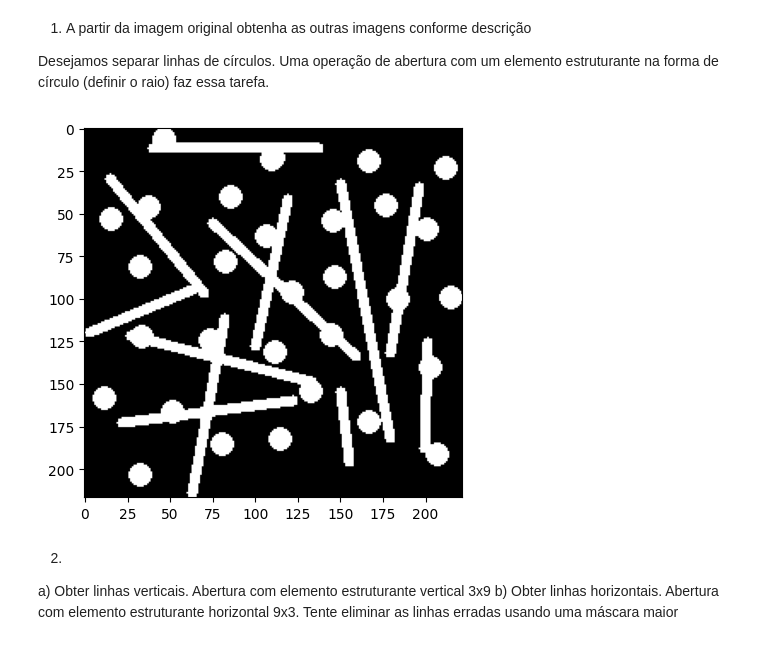
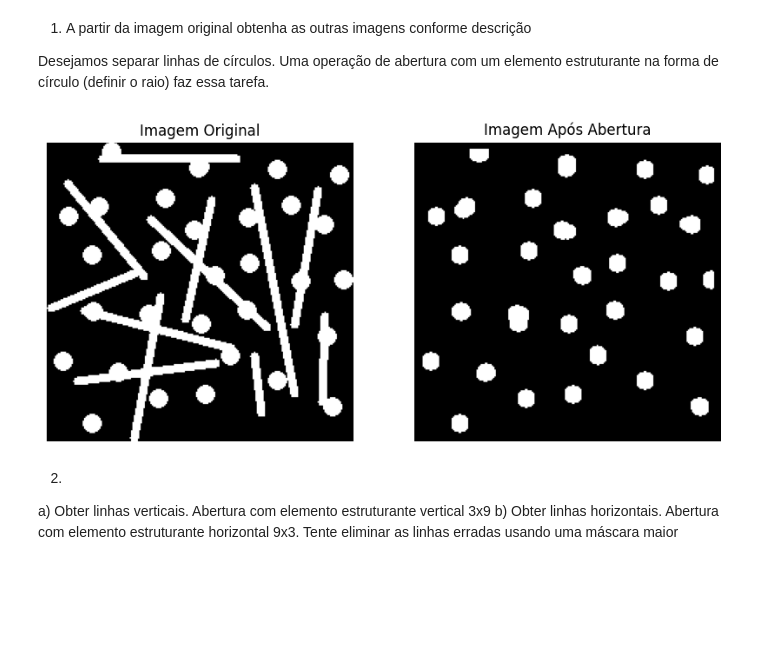
Before and after one commit to DanielGoncalves666/gbc216_t1_G01, a Jupyter notebook: Lab07 - Mathematical Morphology/lab07.ipynb, the cells around one changed output. Drawn from its saved outputs; the diff is of its cells as text; code cells hidden in the pictures; blank space fills up the shorter version.

```diff
--- a/Lab07 - Mathematical Morphology/lab07.ipynb
+++ b/Lab07 - Mathematical Morphology/lab07.ipynb
@@ -7,12 +7,67 @@ import numpy as np
 1)	A partir da imagem original obtenha as outras imagens conforme descrição
 
 Desejamos separar linhas de círculos. Uma operação de abertura com um elemento estruturante na forma de círculo (definir o raio) faz essa tarefa.
-# %%
-img1 = cv2.imread("art3.png", cv2.IMREAD_GRAYSCALE)
-
-plt.imshow(img1, cmap='gray', vmin=0, vmax=255);
-# %% [output]
-[figure, removed]
+# %%
+import cv2
+import numpy as np
+import matplotlib.pyplot as plt
+
+
+img1 = cv2.imread("art3.png", cv2.IMREAD_GRAYSCALE)
+
+
+raio = 5
+elemento_estruturante = cv2.getStructuringElement(cv2.MORPH_ELLIPSE, (raio*2+1, raio*2+1))
+
+
+def erosao(imagem, elemento_estruturante):
+    altura, largura = imagem.shape
+    erodida = np.zeros_like(imagem)
+
+
+    for i in range(raio, altura - raio):
+        for j in range(raio, largura - raio):
+            regiao = imagem[i-raio:i+raio+1, j-raio:j+raio+1]
+            if np.all(regiao[elemento_estruturante == 1] == 255):
+                erodida[i, j] = 255
+            else:
+                erodida[i, j] = 0
+
+    return erodida
+
+
+def dilatacao(imagem, elemento_estruturante):
+    altura, largura = imagem.shape
+    dilatada = np.zeros_like(imagem)
+
+
+    for i in range(raio, altura - raio):
+        for j in range(raio, largura - raio):
+            regiao = imagem[i-raio:i+raio+1, j-raio:j+raio+1]
+            if np.any(regiao[elemento_estruturante == 1] == 255):
+                dilatada[i, j] = 255
+            else:
+                dilatada[i, j] = 0
+
+    return dilatada
+
+img_erodida = erosao(img1, elemento_estruturante)
+img_aberta_ = dilatacao(img_erodida, elemento_estruturante)
+
+plt.figure(figsize=(10, 5))
+plt.subplot(1, 2, 1)
+plt.imshow(img1, cmap='gray', vmin=0, vmax=255)
+plt.title('Imagem Original')
+plt.axis('off')
+
+plt.subplot(1, 2, 2)
+plt.imshow(img_aberta_, cmap='gray', vmin=0, vmax=255)
+plt.title('Imagem Após Abertura')
+plt.axis('off')
+
+plt.show()
+# %% [output]
+[figure, added]
 # %% [markdown]
 2)
 
```
Also changed, not shown: parts of 3 cells of this notebook.
